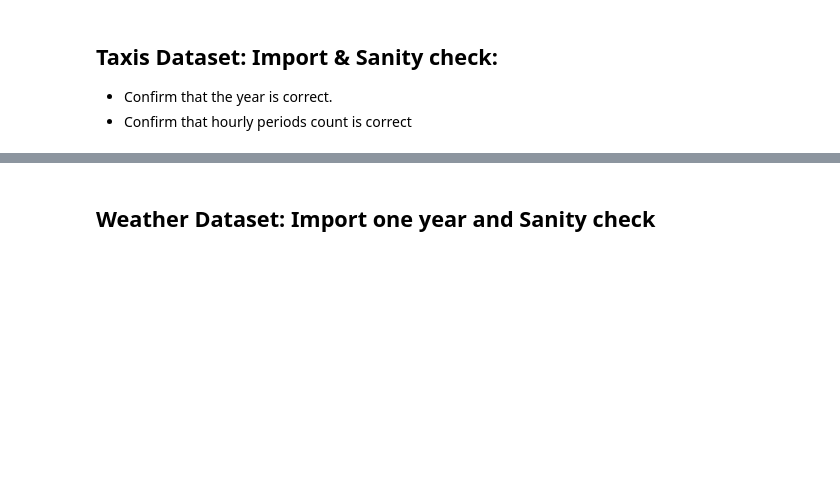
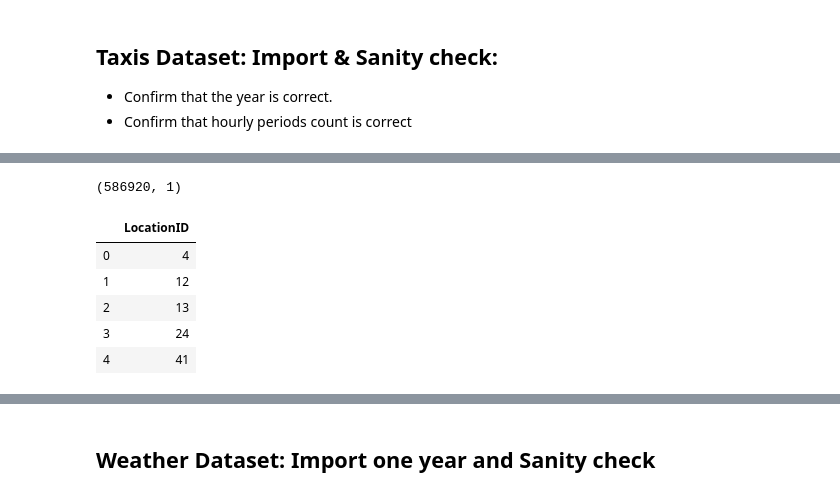
Before and after one commit to angelrps/MasterDataScience_FinalProject, a Jupyter notebook: notebooks/Data_Join_Taxis_Weather.ipynb, the cells around one changed output, grey strips where cells are left out. Drawn from its saved outputs; the diff is of its cells as text; code cells hidden in the pictures; blank space fills up the shorter version.

```diff
--- a/notebooks/Data_Join_Taxis_Weather.ipynb
+++ b/notebooks/Data_Join_Taxis_Weather.ipynb
@@ -50,0 +84,13 @@ There should be 8760 hourly periods in a year:  8760
+# %%
+# Repeat data frame 24(hours)*365(days)
+dfManZonTEST = pd.concat([dfManZon]*24*365)
+print(dfManZonTEST.shape)
+dfManZonTEST.head()
+# %% [output]
+(586920, 1)
+|  | LocationID |
+| 0 | 4 |
+| 1 | 12 |
+| 2 | 13 |
+| 3 | 24 |
+| 4 | 41 |
```
Also changed, not shown: parts of 4 cells of this notebook.
